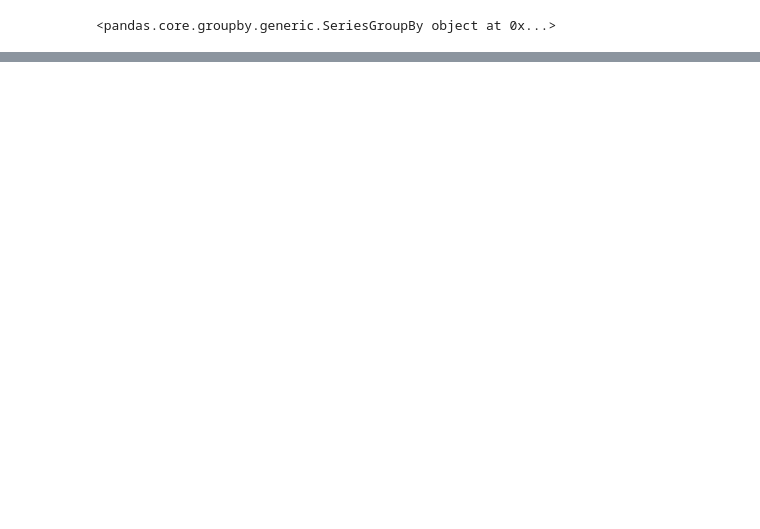
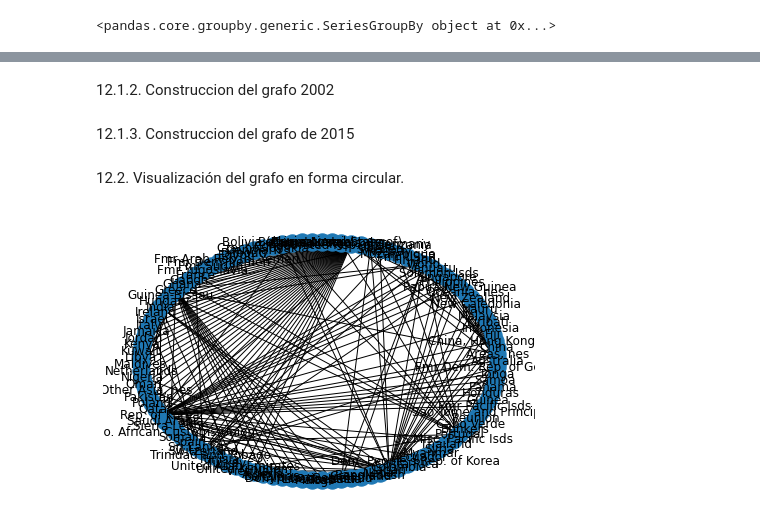
Before and after one commit to amendiolar/BootCampCienciaDatos, a Jupyter notebook: Exploratorio.ipynb, the cells around one changed output, grey strips where cells are left out. Cells and saved outputs as stored; diff of their text form; code cells hidden in the pictures; blank space fills up the shorter version.

```diff
--- a/Exploratorio.ipynb
+++ b/Exploratorio.ipynb
@@ -345,0 +360,25 @@ nx.draw_random(G, with_labels=True)
+# %%
+G3=nx.Graph()
+# %%
+for idx, row in exporters1988.iterrows():
+    G3.add_edge(row["Reporter"], row["Partner"], weight=row["Trade Value"])
+# %% [markdown]
+12.1.2. Construccion del grafo 2002
+# %%
+G2=nx.Graph()
+for idx, row in exporters2002.iterrows():
+    G2.add_edge(row["Reporter"], row["Partner"], weight=row["Trade Value"])
+# %% [markdown]
+12.1.3. Construccion del grafo de 2015
+# %%
+G1=nx.Graph()
+for idx, row in exporters2015.iterrows():
+    G1.add_edge(row["Reporter"], row["Partner"], weight=row["Trade Value"])
+# %% [markdown]
+12.2. Visualización del grafo en forma circular.
+# %%
+nx.draw_circular(G1,with_labels=True,cmap=plt.cm.Blues)
+#node_size=pesos1988i
+#node_color=range(154)
+# %% [output]
+[figure, added]
```
Also changed, not shown: parts of 74 cells of this notebook, 4 other files.
